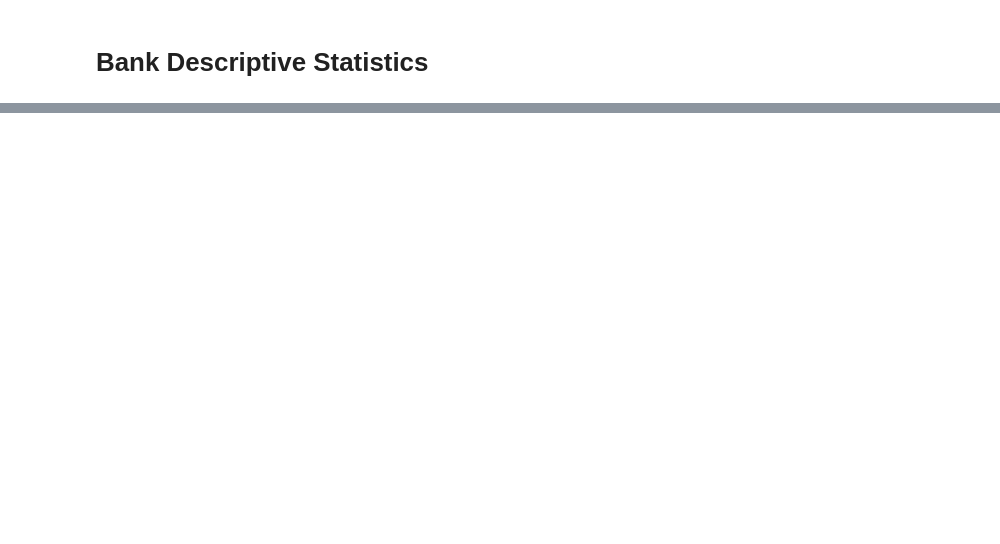
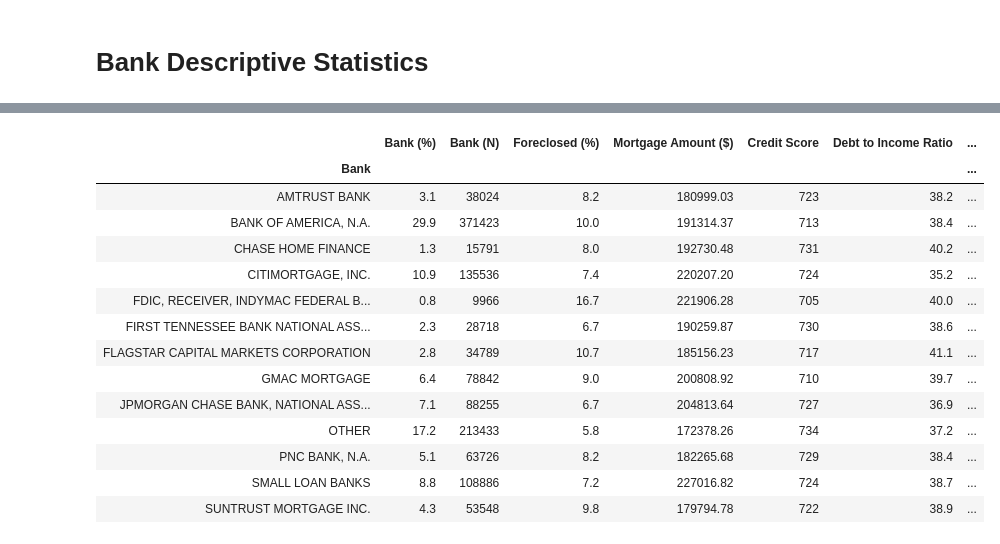
Before and after one commit to Siebelm/Home, a Jupyter notebook: Fannie_Mae/Scripts/Data_Mining.ipynb, the cells around one changed output, grey strips where cells are left out. Cells and saved outputs as stored; diff of their text form; code cells hidden in the pictures; blank space fills up the shorter version.

```diff
--- a/Fannie_Mae/Scripts/Data_Mining.ipynb
+++ b/Fannie_Mae/Scripts/Data_Mining.ipynb
@@ -398,12 +25,0 @@ Name: Foreclosed, dtype: int32
-# %%
-# Clean Data
-## Drop U.S. Terroritories due to missing data
-df = df[df['Property State'] != 'PR']
-df = df[df['Property State'] != 'GU']
-df = df[df['Property State'] != 'VI']
-
-## Drop high missing and impute on others
-df = missing_treat(df)
-
-pd.options.display.max_columns = None
-df.head(10)
@@ -425,2 +26,12 @@ df.head(10)
+# %%
+%run Functions.ipynb
+pd.set_option("display.max_columns", 999)
+
+file_to_open = open('..\Data\df.pickle', 'rb')
+df  = pickle.load(file_to_open)
+file_to_open.close()
+
+# Drop mergeID column
+df = df.drop(labels='Loan ID', axis=1)
 # %% [markdown]
 # Foreclosure Descriptive Statistics
@@ -571,3 +87,22 @@ Banks
+# %%
+Banks = Bank_Data(df = df)
+Banks
+# %% [output]
+|  | Bank (%) | Bank (N) | Foreclosed (%) | Mortgage Amount ($) | Credit Score | Debt to Income Ratio | ... |
+| Bank |  |  |  |  |  |  | ... |
+| AMTRUST BANK | 3.1 | 38024 | 8.2 | 180999.03 | 723 | 38.2 | ... |
+| BANK OF AMERICA, N.A. | 29.9 | 371423 | 10.0 | 191314.37 | 713 | 38.4 | ... |
+| CHASE HOME FINANCE | 1.3 | 15791 | 8.0 | 192730.48 | 731 | 40.2 | ... |
+| CITIMORTGAGE, INC. | 10.9 | 135536 | 7.4 | 220207.20 | 724 | 35.2 | ... |
+| FDIC, RECEIVER, INDYMAC FEDERAL B... | 0.8 | 9966 | 16.7 | 221906.28 | 705 | 40.0 | ... |
+| FIRST TENNESSEE BANK NATIONAL ASS... | 2.3 | 28718 | 6.7 | 190259.87 | 730 | 38.6 | ... |
+| FLAGSTAR CAPITAL MARKETS CORPORATION | 2.8 | 34789 | 10.7 | 185156.23 | 717 | 41.1 | ... |
+| GMAC MORTGAGE | 6.4 | 78842 | 9.0 | 200808.92 | 710 | 39.7 | ... |
+| JPMORGAN CHASE BANK, NATIONAL ASS... | 7.1 | 88255 | 6.7 | 204813.64 | 727 | 36.9 | ... |
+| OTHER | 17.2 | 213433 | 5.8 | 172378.26 | 734 | 37.2 | ... |
+| PNC BANK, N.A. | 5.1 | 63726 | 8.2 | 182265.68 | 729 | 38.4 | ... |
+| SMALL LOAN BANKS | 8.8 | 108886 | 7.2 | 227016.82 | 724 | 38.7 | ... |
+| SUNTRUST MORTGAGE INC. | 4.3 | 53548 | 9.8 | 179794.78 | 722 | 38.9 | ... |
 # %%
 # Banks represented
 Banks[['Bank (%)', 'Bank (N)', 'Foreclosed (%)']]
```
Also changed, not shown: parts of 51 cells of this notebook, 5 other files.
